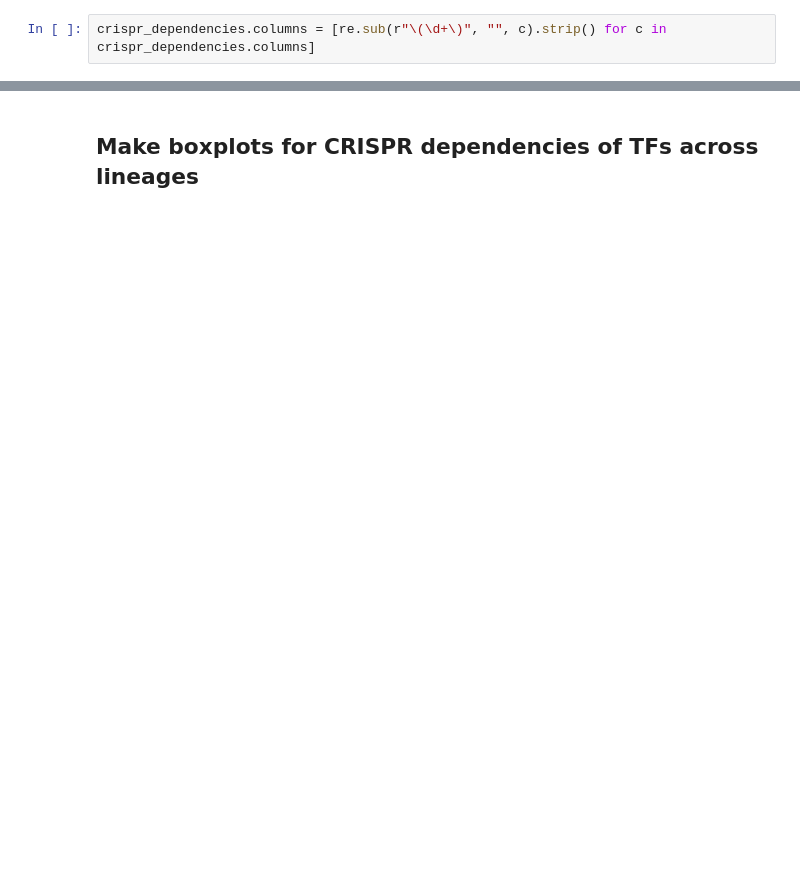
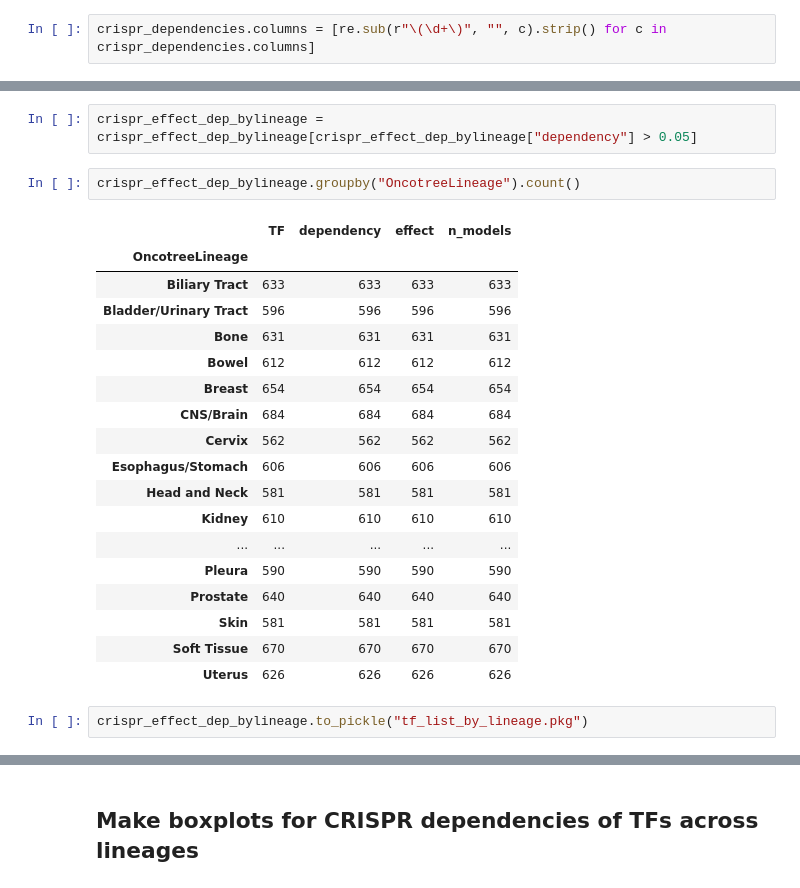
Before and after one commit to ddiannae/cancer_bootcamp25, a Jupyter notebook: TFdependency_bylineage_boxplots.ipynb, the cells around one changed output, grey strips where cells are left out. Cells and saved outputs as stored; diff of their text form; blank space fills up the shorter version.

```diff
--- a/TFdependency_bylineage_boxplots.ipynb
+++ b/TFdependency_bylineage_boxplots.ipynb
@@ -69,0 +190,25 @@ crispr_dependencies_long = crispr_dependencies.melt(value_vars = tfs_found, id_v
+# %%
+crispr_effect_dep_bylineage = crispr_effect_dep_bylineage[crispr_effect_dep_bylineage["dependency"] > 0.05]
+# %%
+crispr_effect_dep_bylineage.groupby("OncotreeLineage").count()
+# %% [output]
+|  | TF | dependency | effect | n_models |
+| OncotreeLineage |  |  |  |  |
+| Biliary Tract | 633 | 633 | 633 | 633 |
+| Bladder/Urinary Tract | 596 | 596 | 596 | 596 |
+| Bone | 631 | 631 | 631 | 631 |
+| Bowel | 612 | 612 | 612 | 612 |
+| Breast | 654 | 654 | 654 | 654 |
+| CNS/Brain | 684 | 684 | 684 | 684 |
+| Cervix | 562 | 562 | 562 | 562 |
+| Esophagus/Stomach | 606 | 606 | 606 | 606 |
+| Head and Neck | 581 | 581 | 581 | 581 |
+| Kidney | 610 | 610 | 610 | 610 |
+| ... | ... | ... | ... | ... |
+| Pleura | 590 | 590 | 590 | 590 |
+| Prostate | 640 | 640 | 640 | 640 |
+| Skin | 581 | 581 | 581 | 581 |
+| Soft Tissue | 670 | 670 | 670 | 670 |
+| Uterus | 626 | 626 | 626 | 626 |
+# %%
+crispr_effect_dep_bylineage.to_pickle("tf_list_by_lineage.pkg")
```
Also changed, not shown: parts of 47 cells of this notebook.
